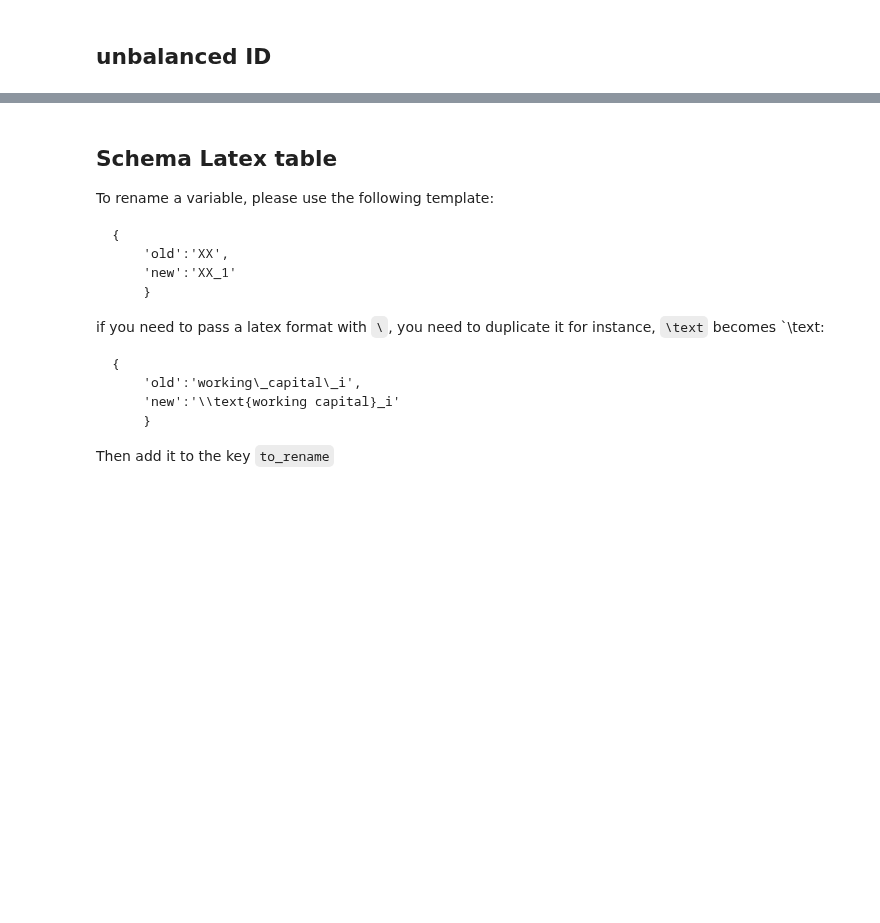
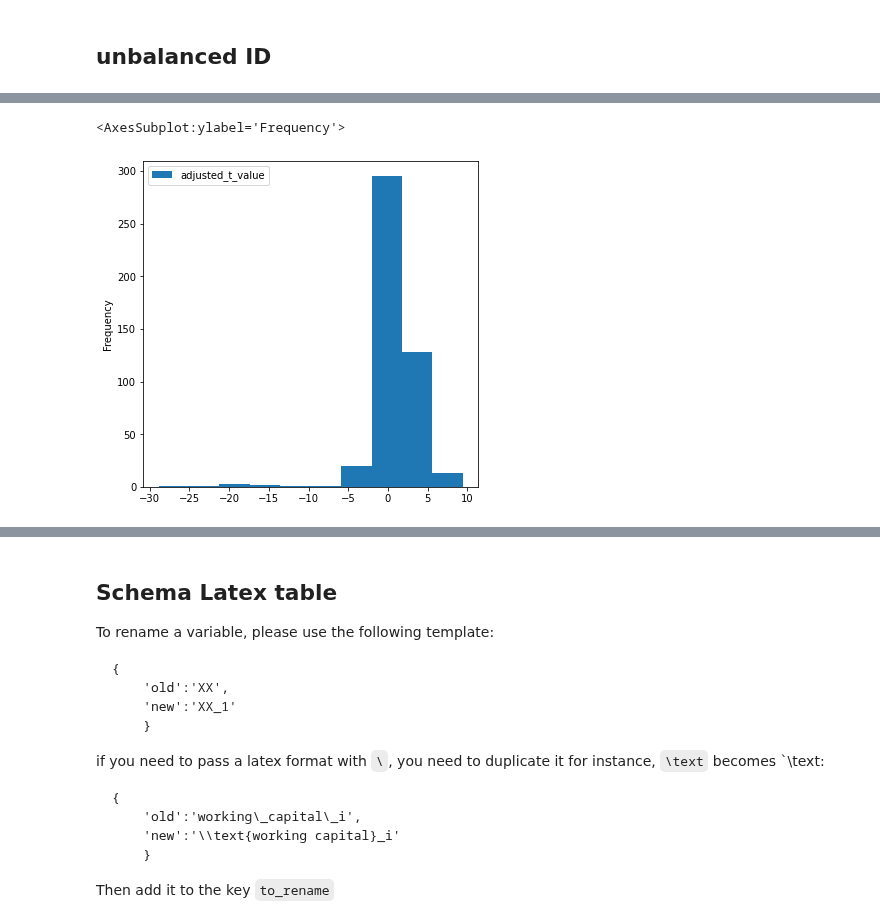
Before and after one commit to thomaspernet/esg_metadata, a Jupyter notebook: 02_data_analysis/01_model_train_evaluate/01_sign_of_effect/00_sign_of_effect_classification.ipynb, the cells around one changed output, grey strips where cells are left out. Drawn from its saved outputs; the diff is of its cells as text; code cells hidden in the pictures; blank space fills up the shorter version.

```diff
--- a/02_data_analysis/01_model_train_evaluate/01_sign_of_effect/00_sign_of_effect_classification.ipynb
+++ b/02_data_analysis/01_model_train_evaluate/01_sign_of_effect/00_sign_of_effect_classification.ipynb
@@ -185,0 +239,11 @@ df['weight'].describe()
+# %%
+(
+    df
+    .loc[lambda x: x['adjusted_t_value'] <=10 ]
+    .reindex(columns = ['adjusted_t_value'])
+    .plot
+    .hist(10, figsize= (6,6))
+)
+# %% [output]
+<AxesSubplot:ylabel='Frequency'>
+[figure, added]
```
Also changed, not shown: parts of 62 cells of this notebook, 2 other files.
